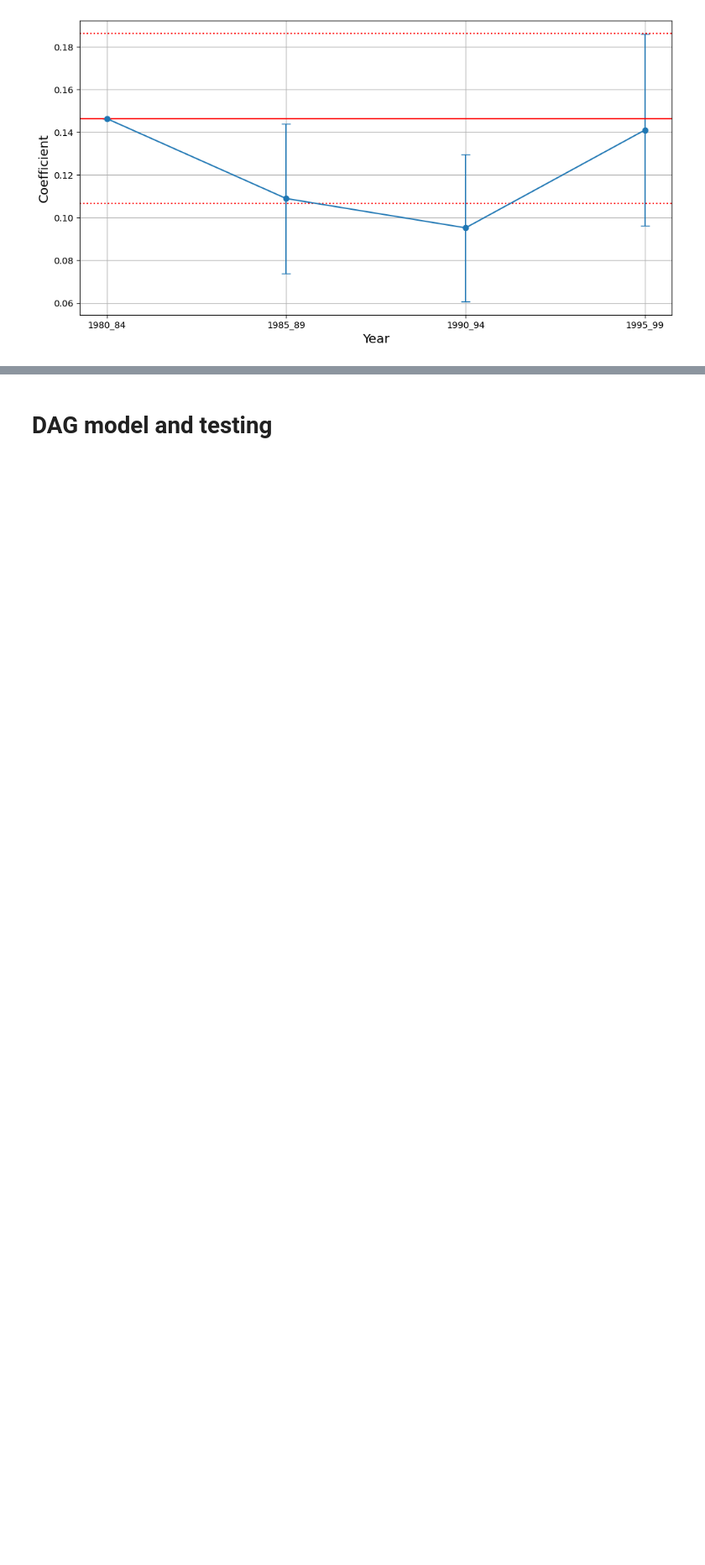
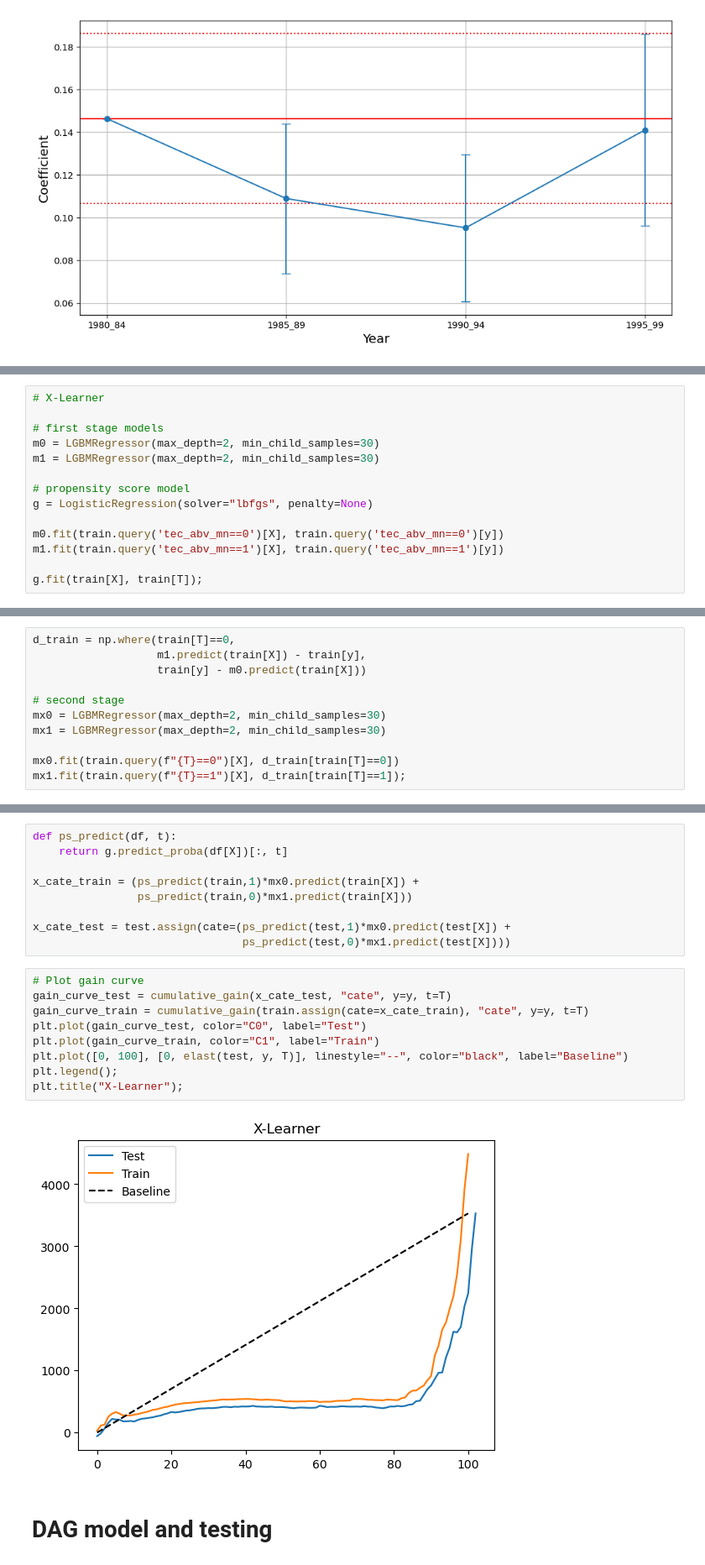
Before and after one commit to MartinMcFarlane/ECO2425-Causal-ML, a Jupyter notebook: Spillovers Project.ipynb, the cells around one changed output, grey strips where cells are left out. Shown: that part at 84% size. Cells and saved outputs as stored; diff of their text form; blank space fills up the shorter version.

```diff
--- a/Spillovers Project.ipynb
+++ b/Spillovers Project.ipynb
@@ -1210,0 +1308,14 @@ plt.savefig('tech5yr.png')
+# %%
+# X-Learner
+
+# first stage models
+m0 = LGBMRegressor(max_depth=2, min_child_samples=30)
+m1 = LGBMRegressor(max_depth=2, min_child_samples=30)
+
+# propensity score model
+g = LogisticRegression(solver="lbfgs", penalty=None)
+
+m0.fit(train.query('tec_abv_mn==0')[X], train.query('tec_abv_mn==0')[y])
+m1.fit(train.query('tec_abv_mn==1')[X], train.query('tec_abv_mn==1')[y])
+
+g.fit(train[X], train[T]);
@@ -1210,0 +1340,11 @@ plt.savefig('tech5yr.png')
+# %%
+d_train = np.where(train[T]==0,
+                   m1.predict(train[X]) - train[y],
+                   train[y] - m0.predict(train[X]))
+
+# second stage
+mx0 = LGBMRegressor(max_depth=2, min_child_samples=30)
+mx1 = LGBMRegressor(max_depth=2, min_child_samples=30)
+
+mx0.fit(train.query(f"{T}==0")[X], d_train[train[T]==0])
+mx1.fit(train.query(f"{T}==1")[X], d_train[train[T]==1]);
@@ -1211,3 +1369,23 @@ plt.savefig('tech5yr.png')
+# %%
+def ps_predict(df, t):
+    return g.predict_proba(df[X])[:, t]
+
+x_cate_train = (ps_predict(train,1)*mx0.predict(train[X]) +
+                ps_predict(train,0)*mx1.predict(train[X]))
+
+x_cate_test = test.assign(cate=(ps_predict(test,1)*mx0.predict(test[X]) +
+                                ps_predict(test,0)*mx1.predict(test[X])))
+# %%
+# Plot gain curve
+gain_curve_test = cumulative_gain(x_cate_test, "cate", y=y, t=T)
+gain_curve_train = cumulative_gain(train.assign(cate=x_cate_train), "cate", y=y, t=T)
+plt.plot(gain_curve_test, color="C0", label="Test")
+plt.plot(gain_curve_train, color="C1", label="Train")
+plt.plot([0, 100], [0, elast(test, y, T)], linestyle="--", color="black", label="Baseline")
+plt.legend();
+plt.title("X-Learner");
+# %% [output]
+[figure, added]
 # %% [markdown]
 # DAG model and testing
 # %%
```
Also changed, not shown: parts of 24 cells of this notebook, 1 other file.
